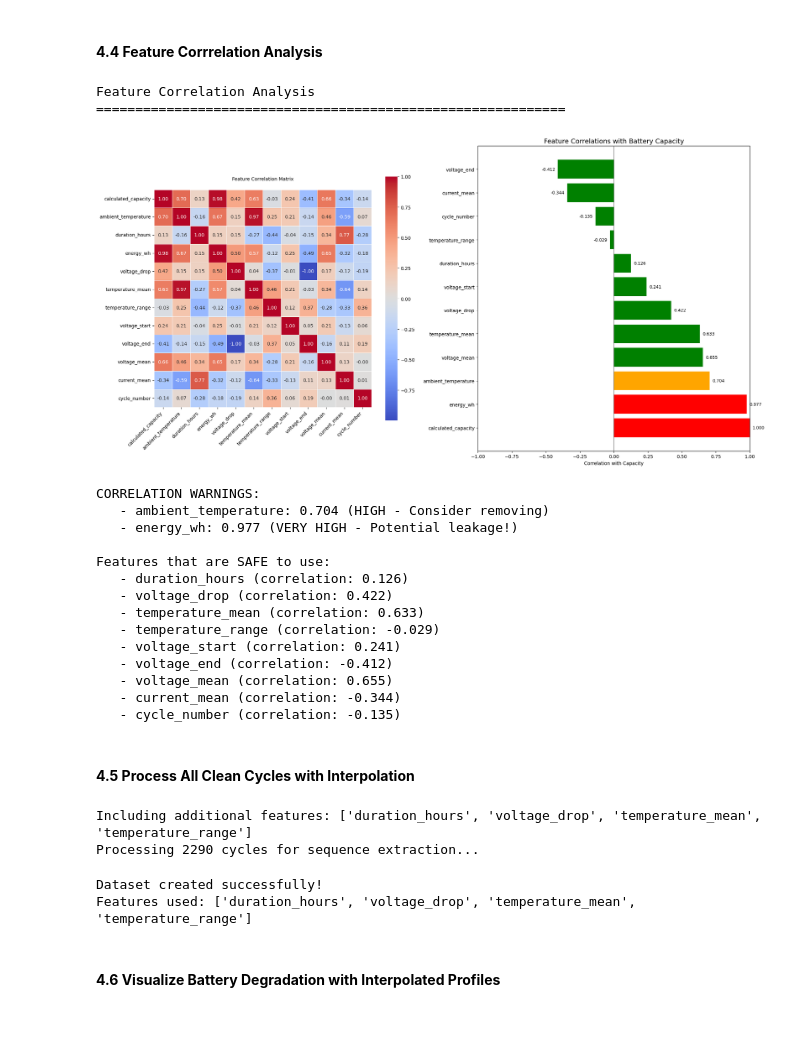
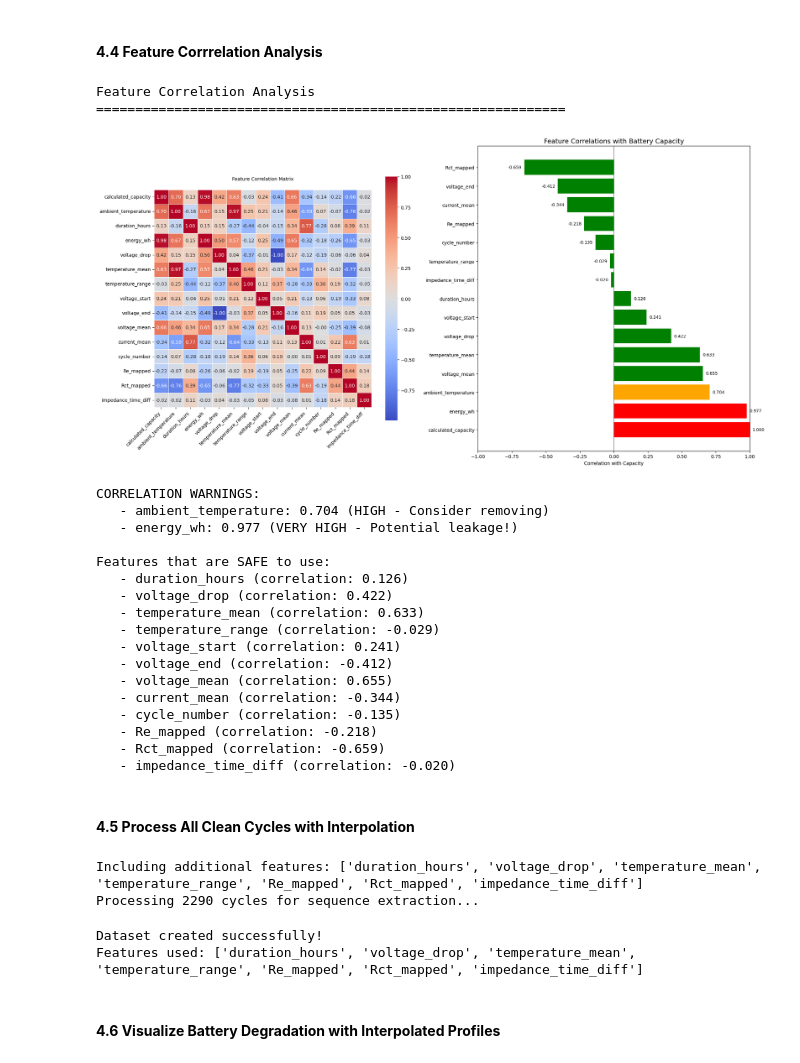
Before and after one commit to 1bytess/battery-soh-prediction, a Jupyter notebook: SoH_Prediction.ipynb, the cells around one changed output. Saved outputs shown, nothing was run; the diff lists cells and outputs as text; code cells hidden in the pictures; blank space fills up the shorter version.

Commit message:
add Impedance feature to model

```diff
--- a/SoH_Prediction.ipynb
+++ b/SoH_Prediction.ipynb
@@ -723,6 +1052,16 @@ def process_discharge_cycles_refined(metadata_df: pd.DataFrame,
                 features['uid'] = row['uid']
                 features['ambient_temperature'] = row['ambient_temperature']
                 features['metadata_capacity'] = row['Capacity']
+                # Add impedance features from mapped data
+                impedance_row = discharge_with_impedance[discharge_with_impedance['filename'] == row['filename']]
+                if not impedance_row.empty:
+                    features['Re_mapped'] = impedance_row['Re_mapped'].iloc[0]
+                    features['Rct_mapped'] = impedance_row['Rct_mapped'].iloc[0]
+                    features['impedance_time_diff'] = impedance_row['impedance_time_diff'].iloc[0]
+                else:
+                    features['Re_mapped'] = np.nan
+                    features['Rct_mapped'] = np.nan
+                    features['impedance_time_diff'] = np.nan
 
                 # Additional features for voltage profile
                 features['time_to_2_7v'] = (cycle_data[cycle_data['Voltage_measured'] < voltage_threshold]['Time'].min()
@@ -1221,7 +1560,10 @@ feature_cols = [
     'voltage_end',
     'voltage_mean',
     'current_mean',
-    'cycle_number'
+    'cycle_number',
+    'Re_mapped',
+    'Rct_mapped',
+    'impedance_time_diff'
 ]
 
 # Create correlation matrix
@@ -1262,34 +1604,34 @@ for bar, value in zip(bars, capacity_corr.values):
              f'{value:.3f}',
              ha='left' if value > 0 else 'right',
              va='center',
              fontsize=9)
 
 plt.tight_layout()
 plt.savefig(os.path.join(PLOT_DIR, 'feature_correlation_analysis.png'))
 plt.show()
 
 # Print warning about high correlations
 print("\nCORRELATION WARNINGS:")
 high_corr_features = []
 for feature in feature_cols[1:]:  # Skip capacity itself
     corr_value = correlation_matrix.loc['calculated_capacity', feature]
     if abs(corr_value) > 0.9:
         print(f"   - {feature}: {corr_value:.3f} (VERY HIGH - Potential leakage!)")
         high_corr_features.append(feature)
     elif abs(corr_value) > 0.7:
         print(f"   - {feature}: {corr_value:.3f} (HIGH - Consider removing)")
 
 print("\nFeatures that are SAFE to use:")
 safe_features = [f for f in feature_cols[1:]
                  if abs(correlation_matrix.loc['calculated_capacity', f]) < 0.7
                  and f != 'calculated_capacity']
 for feature in safe_features:
     corr_val = correlation_matrix.loc['calculated_capacity', feature]
     print(f"   - {feature} (correlation: {corr_val:.3f})")
 # %% [output]
 Feature Correlation Analysis
 ============================================================
-[figure, old version]
+[figure, new version]
 CORRELATION WARNINGS:
    - ambient_temperature: 0.704 (HIGH - Consider removing)
    - energy_wh: 0.977 (VERY HIGH - Potential leakage!)
@@ -1304,20 +1646,23 @@ Features that are SAFE to use:
    - voltage_mean (correlation: 0.655)
    - current_mean (correlation: -0.344)
    - cycle_number (correlation: -0.135)
+   - Re_mapped (correlation: -0.218)
+   - Rct_mapped (correlation: -0.659)
+   - impedance_time_diff (correlation: -0.020)
 # %% [markdown]
 #### **4.5 Process All Clean Cycles with Interpolation**
 # %%
 def create_sequence_dataset(features_df: pd.DataFrame,
                           n_points: int = 100,
                           include_features: List[str] = ['voltage', 'current', 'temperature'],
-                          exclude_additional: List[str] = ['energy_wh', 'ambient_temperature', 'Rct']) -> Dict:
+                          exclude_additional: List[str] = ['energy_wh', 'ambient_temperature']) -> Dict:
     """
     Create dataset with interpolated sequences for deep learning
     """
     # Define all possible additional features
     all_additional_features = ['ambient_temperature', 'duration_hours', 'energy_wh',
-                              'voltage_drop', 'temperature_mean', 'temperature_range',
-                              'Re', 'Rct', 'tests_since_impedance']
+                            'voltage_drop', 'temperature_mean', 'temperature_range',
+                            'Re_mapped', 'Rct_mapped', 'impedance_time_diff']
 
     # Filter out excluded features
     use_features = [f for f in all_additional_features if f not in exclude_additional]
@@ -1386,10 +1731,10 @@ def create_sequence_dataset(features_df: pd.DataFrame,
 # Create the sequence dataset
 sequence_dataset = create_sequence_dataset(discharge_features_clean)
 # %% [output]
-Including additional features: ['duration_hours', 'voltage_drop', 'temperature_mean', 'temperature_range']
+Including additional features: ['duration_hours', 'voltage_drop', 'temperature_mean', 'temperature_range', 'Re_mapped', 'Rct_mapped', 'impedance_time_diff']
 Processing 2290 cycles for sequence extraction...
 Dataset created successfully!
-Features used: ['duration_hours', 'voltage_drop', 'temperature_mean', 'temperature_range']
+Features used: ['duration_hours', 'voltage_drop', 'temperature_mean', 'temperature_range', 'Re_mapped', 'Rct_mapped', 'impedance_time_diff']
 # %% [markdown]
 #### **4.6 Visualize Battery Degradation with Interpolated Profiles**
 # %%
```
Also changed, not shown: parts of 26 cells of this notebook, 27 other files.
